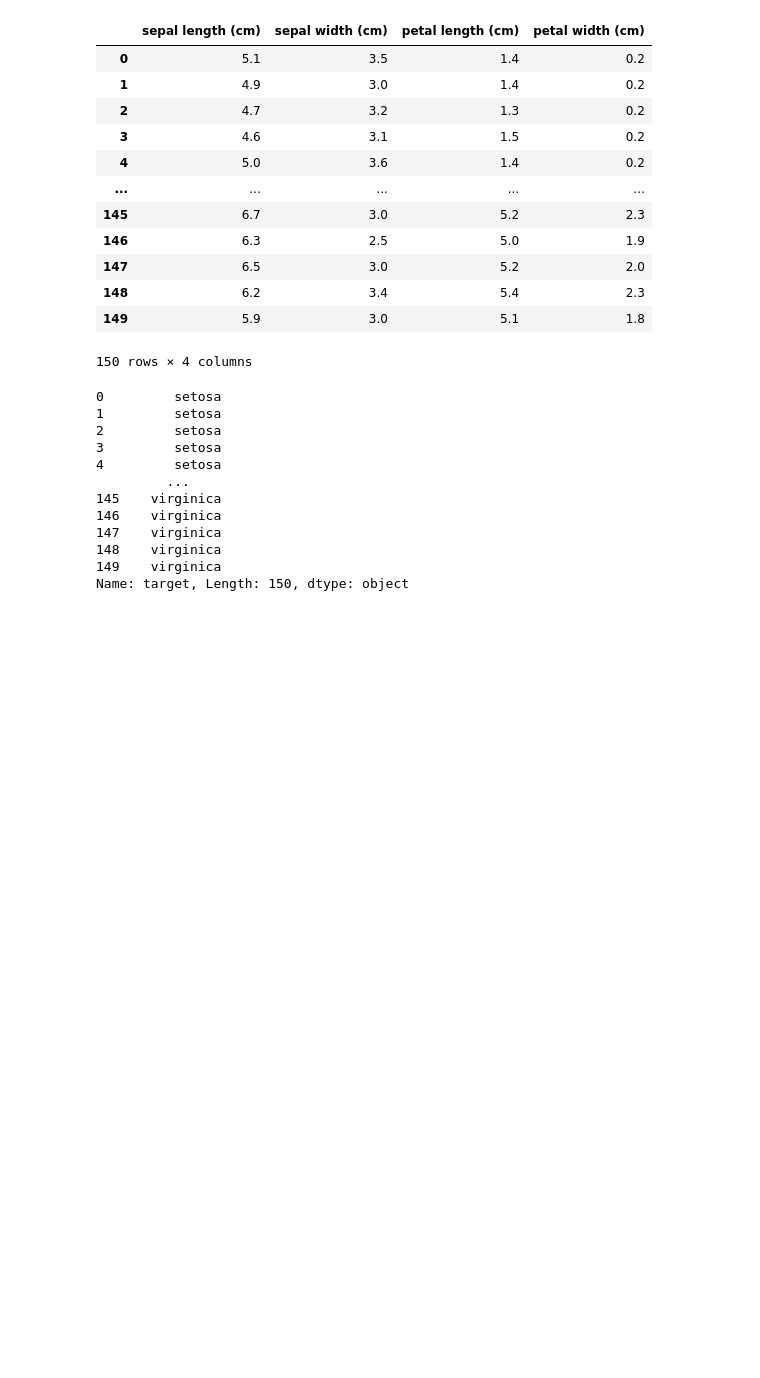
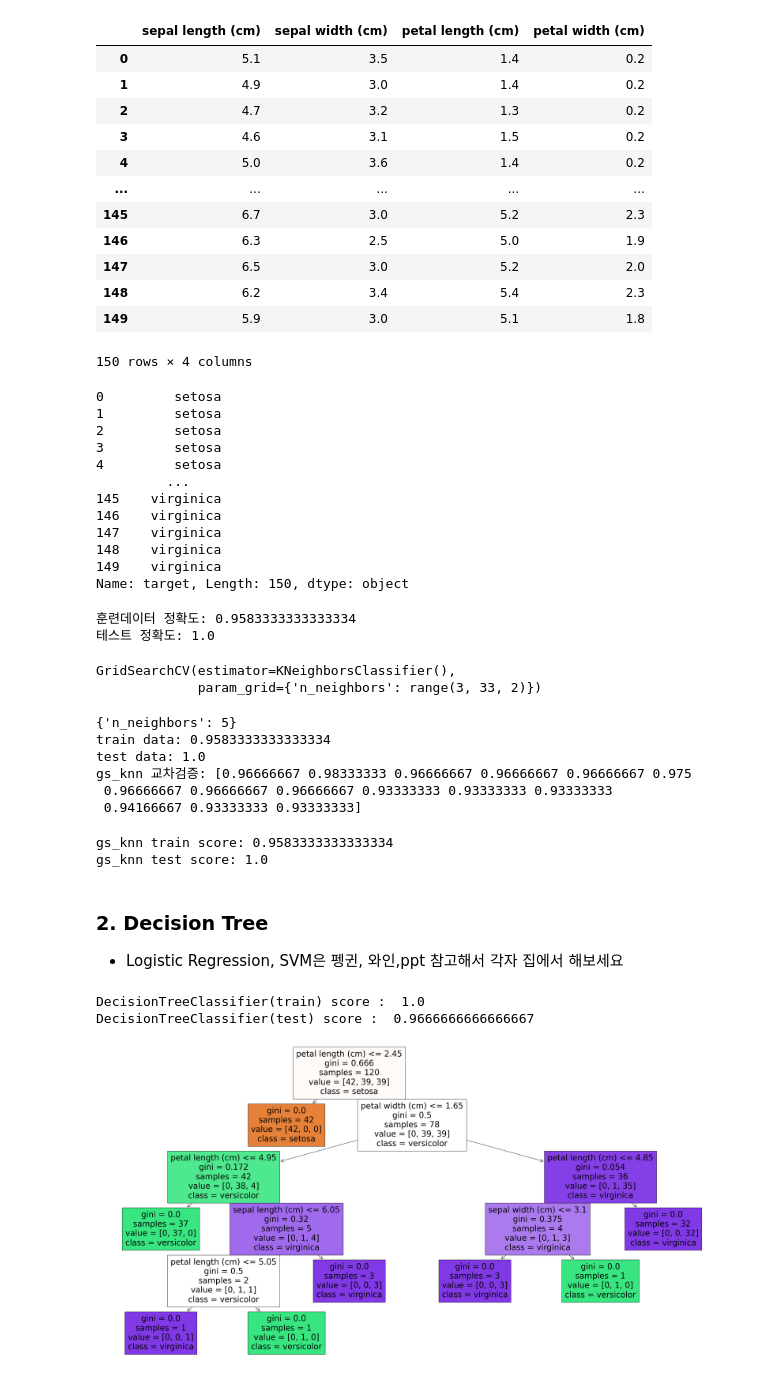
Before and after one commit to JangWoojun/Machine-Learning, a Jupyter notebook: iris분류.ipynb, the cells around one changed output. Saved outputs shown, nothing was run; the diff lists cells and outputs as text; code cells hidden in the pictures; blank space fills up the shorter version.

```diff
--- a/iris분류.ipynb
+++ b/iris분류.ipynb
@@ -143,3 +154,73 @@ display(X,)
 148    virginica
 149    virginica
 Name: target, Length: 150, dtype: object
+# %%
+# 과제 2. 훈령/테슽 데이터 구분 : test_size = 0.2
+from sklearn.model_selection import train_test_split
+
+X_train, X_test, y_train, y_test = train_test_split(X,y, random_state=36, test_size = 0.2)
+# %%
+#과제: KNN 모델 생성, 학습, 훈류데이터/테스트데이터 정확도 출력
+from sklearn.neighbors import KNeighborsClassifier
+knn = KNeighborsClassifier()
+knn.fit(X_train, y_train)
+print('훈련데이터 정확도:', knn.score(X_train, y_train))
+print('테스트 정확도:', knn.score(X_test, y_test))
+# %% [output]
+훈련데이터 정확도: 0.9583333333333334
+테스트 정확도: 1.0
+# %%
+#과제2: 그리드서치 + 교차검증: n_neighbors를 3~33까지 2간격으로
+from sklearn.model_selection import GridSearchCV
+
+params = {'n_neighbors' : range(3,33,2)}
+GSV_knn = GridSearchCV(KNeighborsClassifier(), params)
+GSV_knn.fit(X_train, y_train)
+# %% [output]
+GridSearchCV(estimator=KNeighborsClassifier(),
+             param_grid={'n_neighbors': range(3, 33, 2)})
+# %%
+print(GSV_knn.best_params_)
+knn_grid_search = GSV_knn.best_estimator_
+print('train data:', knn_grid_search.score(X_train, y_train))
+print('test data:' ,knn_grid_search.score(X_test, y_test))
+print('gs_knn 교차검증:', GSV_knn.cv_results_['mean_test_score'])
+# %% [output]
+{'n_neighbors': 5}
+train data: 0.9583333333333334
+test data: 1.0
+gs_knn 교차검증: [0.96666667 0.98333333 0.96666667 0.96666667 0.96666667 0.975
+ 0.96666667 0.96666667 0.96666667 0.93333333 0.93333333 0.93333333
+ 0.94166667 0.93333333 0.93333333]
+# %%
+# 최적의 모델로 다시 정확도 계산
+knn = GSV_knn.best_estimator_
+print('gs_knn train score:', GSV_knn.score(X_train, y_train))
+print('gs_knn test score:', GSV_knn.score(X_test, y_test))
+# %% [output]
+gs_knn train score: 0.9583333333333334
+gs_knn test score: 1.0
+# %% [markdown]
+### 2. Decision Tree
+
+
+*  Logistic Regression, SVM은 펭귄, 와인,ppt 참고해서 각자 집에서 해보세요
+# %%
+#과제 1: Decision Tree 모델 생성, 학습, 훈련/테스트데이터 정확도 출력
+#과제 2: 트리 시각화: 색딸도 넣ㄴ고, 클래스명도 넣고, 피처내임도 넣고 시각화
+from sklearn.tree import DecisionTreeClassifier
+from sklearn.tree import plot_tree
+
+dt = DecisionTreeClassifier()
+dt.fit(X_train, y_train)
+print('DecisionTreeClassifier(train) score : ', dt.score(X_train, y_train))
+print('DecisionTreeClassifier(test) score : ', dt.score(X_test, y_test))
+# %% [output]
+DecisionTreeClassifier(train) score :  1.0
+DecisionTreeClassifier(test) score :  0.9666666666666667
+# %%
+plt.figure(figsize = (40,20))
+plot_tree(dt, filled=True, feature_names=X.columns, class_names=pd.unique(y))
+plt.show()
+# %% [output]
+[figure, added]
```
Also changed, not shown: parts of 17 cells of this notebook.
